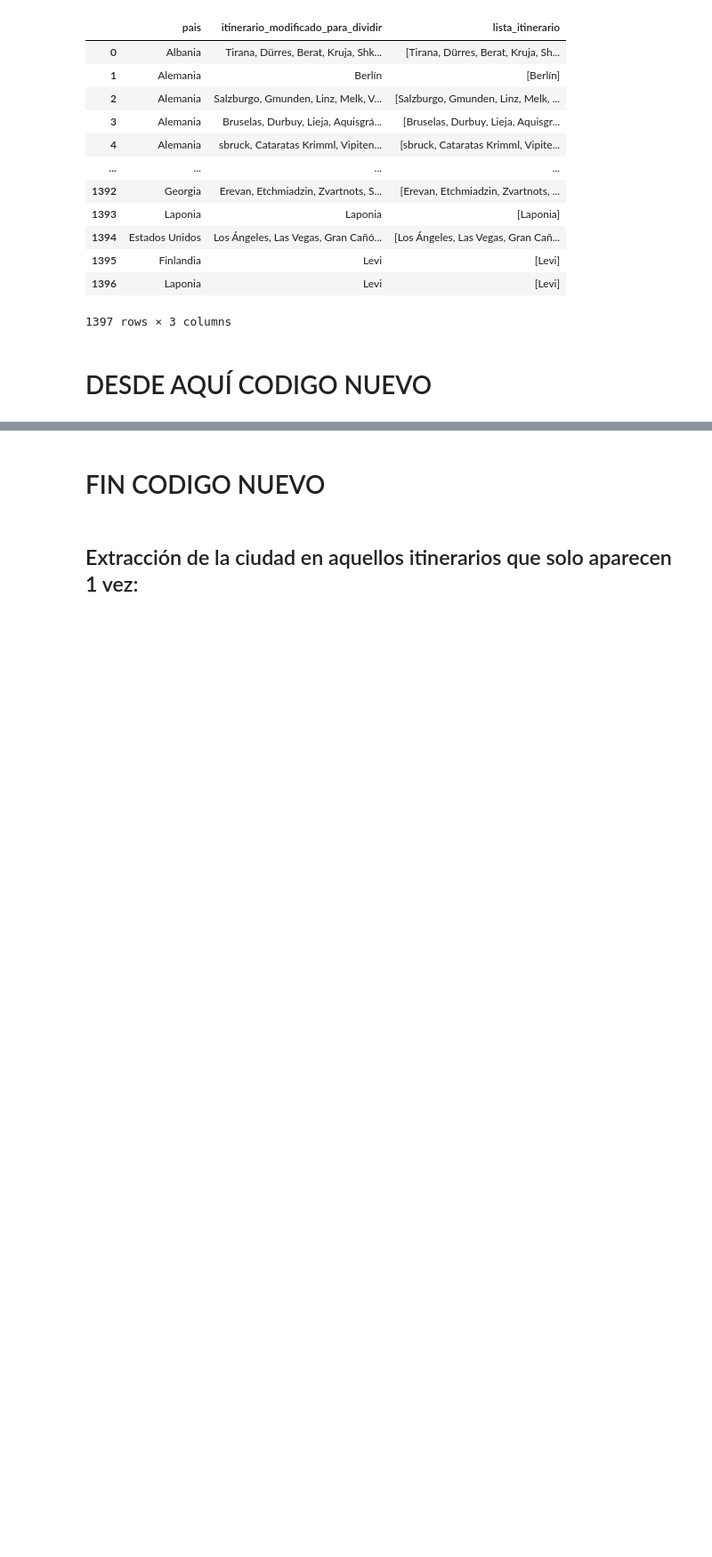
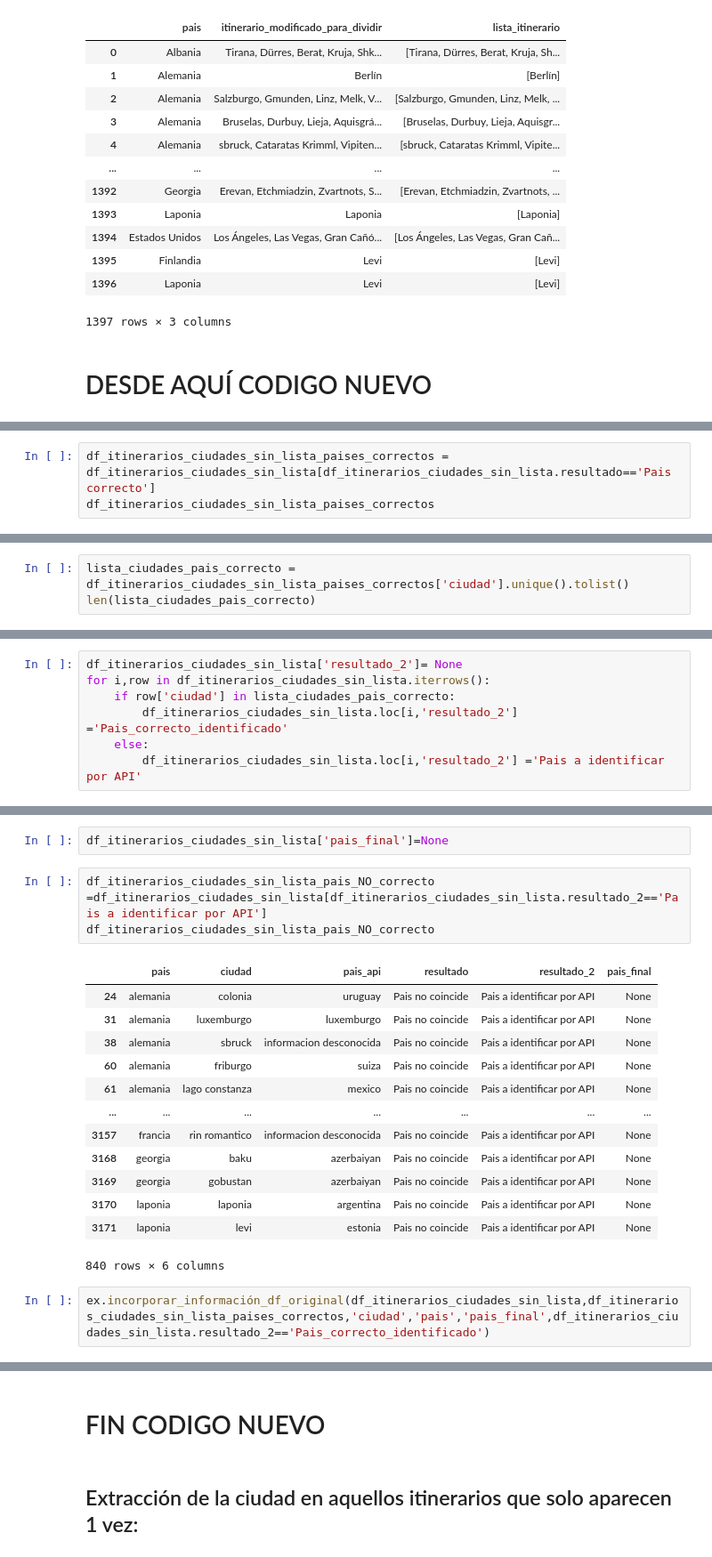
Before and after one commit to VanesaFloresRivera/Proyecto-Final, a Jupyter notebook: notebooks/transformación.ipynb, the cells around one changed output, grey strips where cells are left out. Shown at 89% size. Cells and saved outputs as stored; diff of their text form; blank space fills up the shorter version.

Commit message:
corrección para extraer datos api de ciudades duplicadas en distintos paises, pendiente llamar a la api para extraer duplicados

```diff
--- a/notebooks/transformación.ipynb
+++ b/notebooks/transformación.ipynb
@@ -751,0 +728,3 @@ df_paises_correctos_nuevo.to_pickle('../data/data_raw/geolocalizacion_api_1_ciud
+# %%
+df_itinerarios_ciudades_sin_lista_paises_correctos = df_itinerarios_ciudades_sin_lista[df_itinerarios_ciudades_sin_lista.resultado=='Pais correcto']
+df_itinerarios_ciudades_sin_lista_paises_correctos
@@ -751,0 +745,3 @@ df_paises_correctos_nuevo.to_pickle('../data/data_raw/geolocalizacion_api_1_ciud
+# %%
+lista_ciudades_pais_correcto = df_itinerarios_ciudades_sin_lista_paises_correctos['ciudad'].unique().tolist()
+len(lista_ciudades_pais_correcto)
@@ -751,0 +750,7 @@ df_paises_correctos_nuevo.to_pickle('../data/data_raw/geolocalizacion_api_1_ciud
+# %%
+df_itinerarios_ciudades_sin_lista['resultado_2']= None
+for i,row in df_itinerarios_ciudades_sin_lista.iterrows():
+    if row['ciudad'] in lista_ciudades_pais_correcto:
+        df_itinerarios_ciudades_sin_lista.loc[i,'resultado_2'] ='Pais_correcto_identificado'
+    else:
+        df_itinerarios_ciudades_sin_lista.loc[i,'resultado_2'] ='Pais a identificar por API'
@@ -751,0 +769,21 @@ df_paises_correctos_nuevo.to_pickle('../data/data_raw/geolocalizacion_api_1_ciud
+# %%
+df_itinerarios_ciudades_sin_lista['pais_final']=None
+# %%
+df_itinerarios_ciudades_sin_lista_pais_NO_correcto =df_itinerarios_ciudades_sin_lista[df_itinerarios_ciudades_sin_lista.resultado_2=='Pais a identificar por API']
+df_itinerarios_ciudades_sin_lista_pais_NO_correcto
+# %% [output]
+|  | pais | ciudad | pais_api | resultado | resultado_2 | pais_final |
+| 24 | alemania | colonia | uruguay | Pais no coincide | Pais a identificar por API | None |
+| 31 | alemania | luxemburgo | luxemburgo | Pais no coincide | Pais a identificar por API | None |
+| 38 | alemania | sbruck | informacion desconocida | Pais no coincide | Pais a identificar por API | None |
+| 60 | alemania | friburgo | suiza | Pais no coincide | Pais a identificar por API | None |
+| 61 | alemania | lago constanza | mexico | Pais no coincide | Pais a identificar por API | None |
+| ... | ... | ... | ... | ... | ... | ... |
+| 3157 | francia | rin romantico | informacion desconocida | Pais no coincide | Pais a identificar por API | None |
+| 3168 | georgia | baku | azerbaiyan | Pais no coincide | Pais a identificar por API | None |
+| 3169 | georgia | gobustan | azerbaiyan | Pais no coincide | Pais a identificar por API | None |
+| 3170 | laponia | laponia | argentina | Pais no coincide | Pais a identificar por API | None |
+| 3171 | laponia | levi | estonia | Pais no coincide | Pais a identificar por API | None |
+840 rows × 6 columns
+# %%
+ex.incorporar_información_df_original(df_itinerarios_ciudades_sin_lista,df_itinerarios_ciudades_sin_lista_paises_correctos,'ciudad','pais','pais_final',df_itinerarios_ciudades_sin_lista.resultado_2=='Pais_correcto_identificado')
```
Also changed, not shown: parts of 58 cells of this notebook, 8 other files.
